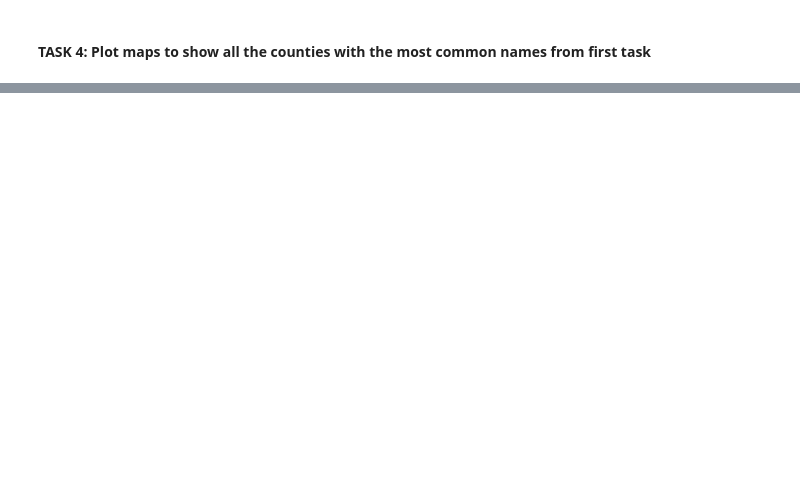
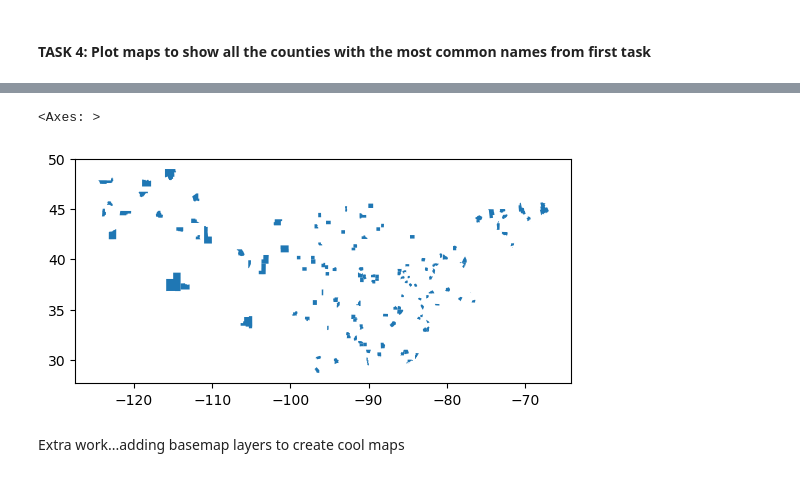
Before and after one commit to amycarrillo164/GTECH732-GeoComputation, a Jupyter notebook: Assignment_8/HW_8.ipynb, the cells around one changed output, grey strips where cells are left out. Saved outputs shown, nothing was run; the diff lists cells and outputs as text; code cells hidden in the pictures; blank space fills up the shorter version.

```diff
--- a/Assignment_8/HW_8.ipynb
+++ b/Assignment_8/HW_8.ipynb
@@ -227,3 +198,7 @@ merged_data.sample(5)
 | 2071 | 0500000US40129 | 40 | 129 | Roger Mills | County | 1141.136 | POLYGON ((-100.00039 35.61912, -1... | OK |
 # %% [markdown]
 #### TASK 4: Plot maps to show all the counties with the most common names from first task
+# %%
+#mapping all the data
+map_data = data
+map_data.plot()
@@ -229,0 +208,9 @@ merged_data.sample(5)
+# %%
+#plot by common names
+map_data_plot = map_data.loc[map_data['NAME'].isin(["Jackson","Lincoln","Franklin","Jefferson","Washington"])]
+map_data_plot.plot()
+# %% [output]
+<Axes: >
+[figure, added]
+# %% [markdown]
+Extra work...adding basemap layers to create cool maps
```
Also changed, not shown: parts of 12 cells of this notebook.
